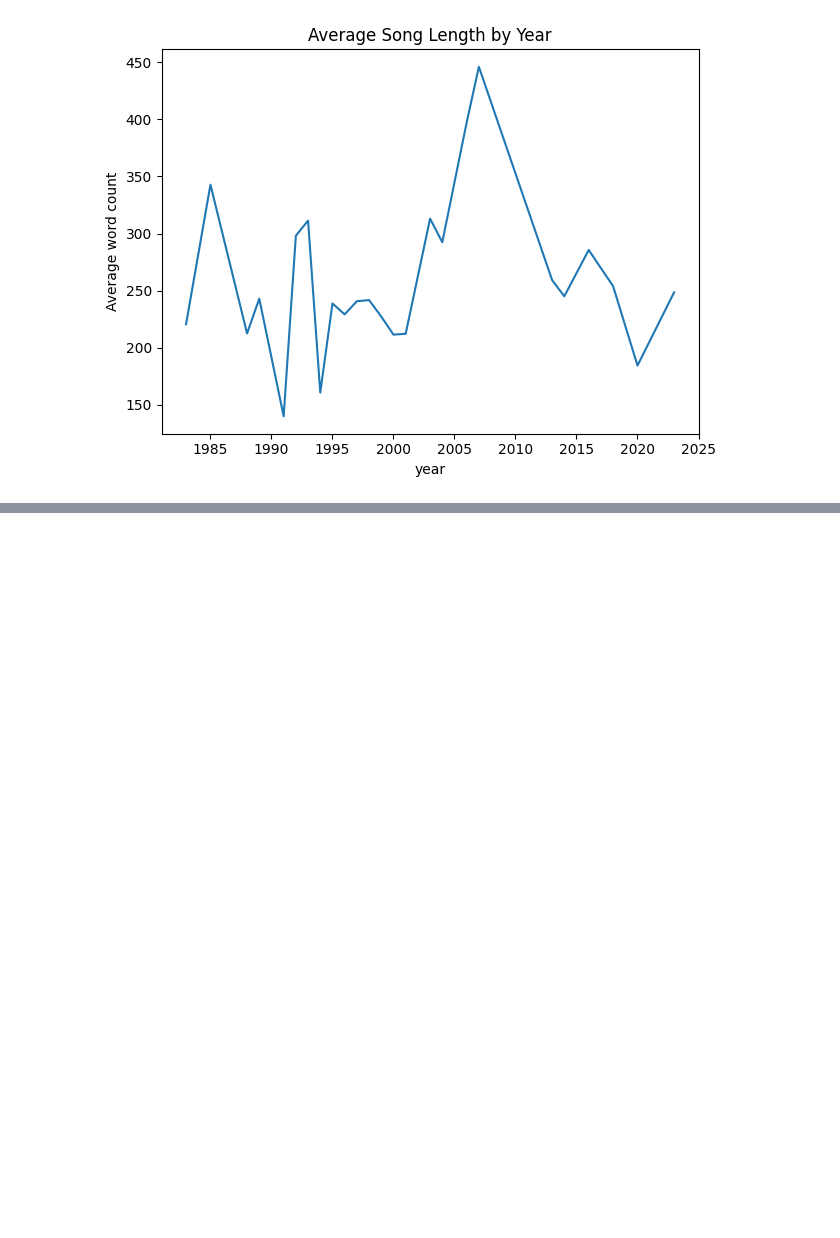
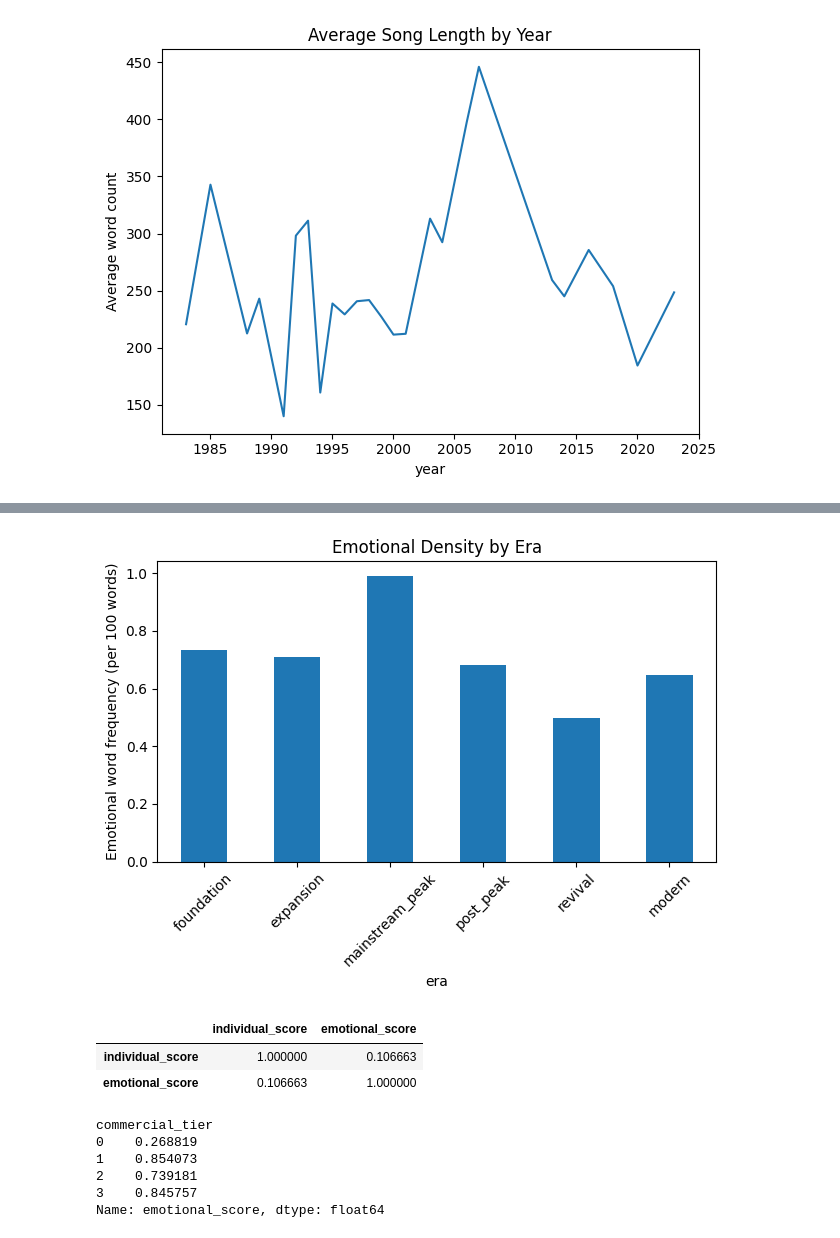
Before and after one commit to meddling-moose/third-wave-ska, a Jupyter notebook: notebooks/07_structural_evolution.ipynb, the cells around one changed output, grey strips where cells are left out. Cells and saved outputs as stored; diff of their text form; code cells hidden in the pictures; blank space fills up the shorter version.

```diff
--- a/notebooks/07_structural_evolution.ipynb
+++ b/notebooks/07_structural_evolution.ipynb
@@ -95,0 +359,26 @@ plt.show()
+# %%
+#########################################
+### Emotional Language Usage          ###
+#########################################
+
+EMOTIONAL_WORDS = [
+    "love", "heart", "miss", "baby", "girl", "boy", "kiss",
+    "alone", "lonely", "cry", "tears", "hurt", "broken", "pain", "sad", "fear"
+]
+
+def emotional_score(text):
+    tokens = text.split()
+    if not tokens:
+        return 0
+    count = sum(tokens.count(word) for word in EMOTIONAL_WORDS)
+    return (count / len(tokens)) * 100
+
+df["emotional_score"] = df["lyrics_normalized"].apply(emotional_score)
+# %%
+era_emotional = (
+    df.groupby("era")["emotional_score"]
+      .mean()
+      .reindex(ERA_ORDER)
+)
+
+era_emotional
@@ -95,0 +394,12 @@ plt.show()
+# %%
+### Graph Findings ###
+
+plt.figure()
+era_emotional.plot(kind="bar")
+plt.ylabel("Emotional word frequency (per 100 words)")
+plt.title("Emotional Density by Era")
+plt.xticks(rotation=45)
+plt.tight_layout()
+plt.show()
+# %% [output]
+[figure, added]
@@ -95,0 +416,7 @@ plt.show()
+# %%
+### Check correlation (song level) ###
+df[["individual_score", "emotional_score"]].corr()
+# %% [output]
+|  | individual_score | emotional_score |
+| individual_score | 1.000000 | 0.106663 |
+| emotional_score | 0.106663 | 1.000000 |
@@ -95,0 +427,9 @@ plt.show()
+# %%
+df.groupby("commercial_tier")["emotional_score"].mean()
+# %% [output]
+commercial_tier
+0    0.268819
+1    0.854073
+2    0.739181
+3    0.845757
+Name: emotional_score, dtype: float64
```
Also changed, not shown: parts of 34 cells of this notebook.
